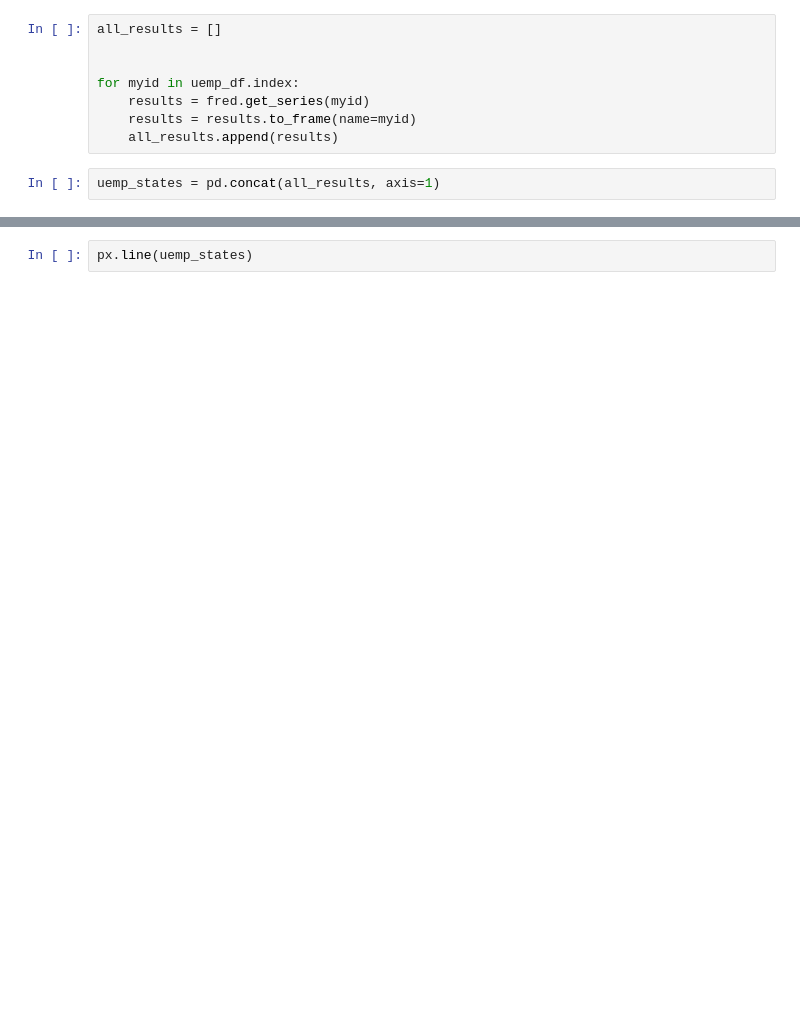
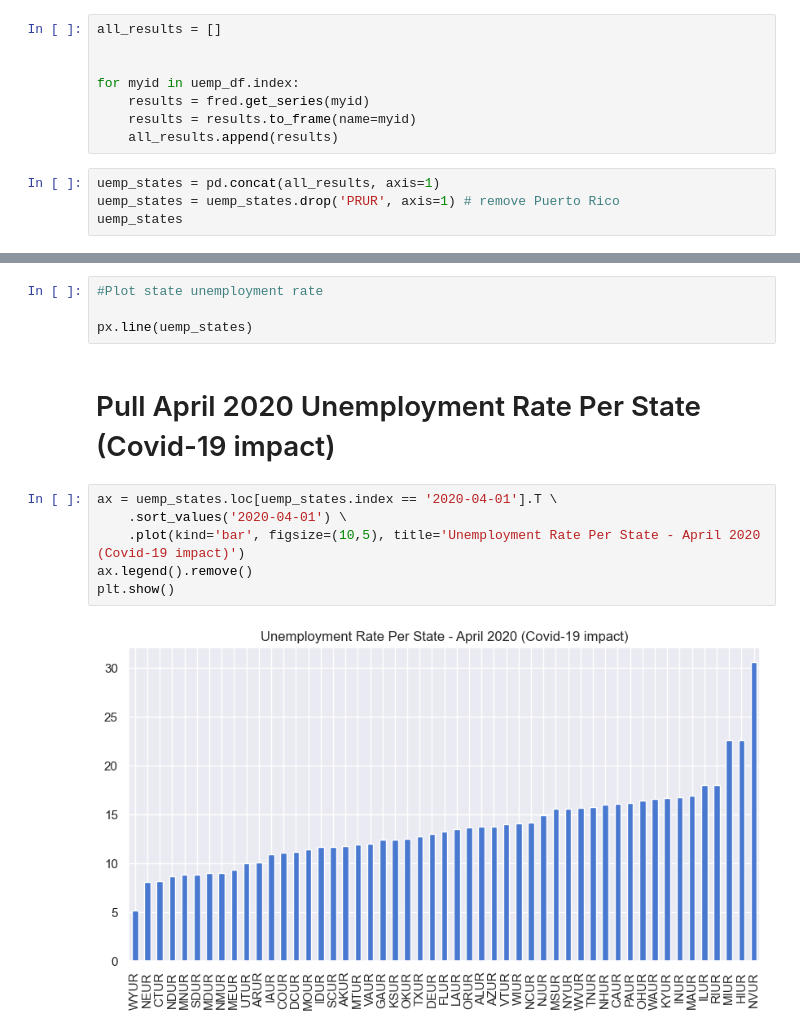
Before and after one commit to 0Ellias0/Fred_Financial_Statistics-, a Jupyter notebook: main.ipynb, the cells around one changed output, grey strips where cells are left out. Saved outputs shown, nothing was run; the diff lists cells and outputs as text; blank space fills up the shorter version.

```diff
--- a/main.ipynb
+++ b/main.ipynb
@@ -80,3 +80,5 @@ for myid in uemp_df.index:
     all_results.append(results)
 # %%
 uemp_states = pd.concat(all_results, axis=1)
+uemp_states = uemp_states.drop('PRUR', axis=1) # remove Puerto Rico
+uemp_states
@@ -83,2 +99,14 @@ uemp_states = pd.concat(all_results, axis=1)
-# %%
-px.line(uemp_states)
+# %%
+#Plot state unemployment rate
+
+px.line(uemp_states)
+# %% [markdown]
+# Pull April 2020 Unemployment Rate Per State (Covid-19 impact)
+# %%
+ax = uemp_states.loc[uemp_states.index == '2020-04-01'].T \
+    .sort_values('2020-04-01') \
+    .plot(kind='bar', figsize=(10,5), title='Unemployment Rate Per State - April 2020 (Covid-19 impact)')
+ax.legend().remove()
+plt.show()
+# %% [output]
+[figure, added]
```
Also changed, not shown: parts of 5 cells of this notebook.
